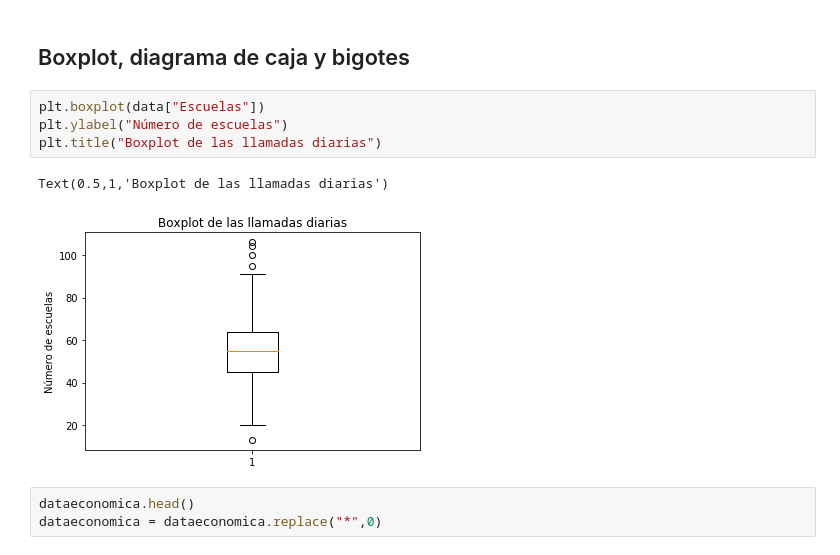
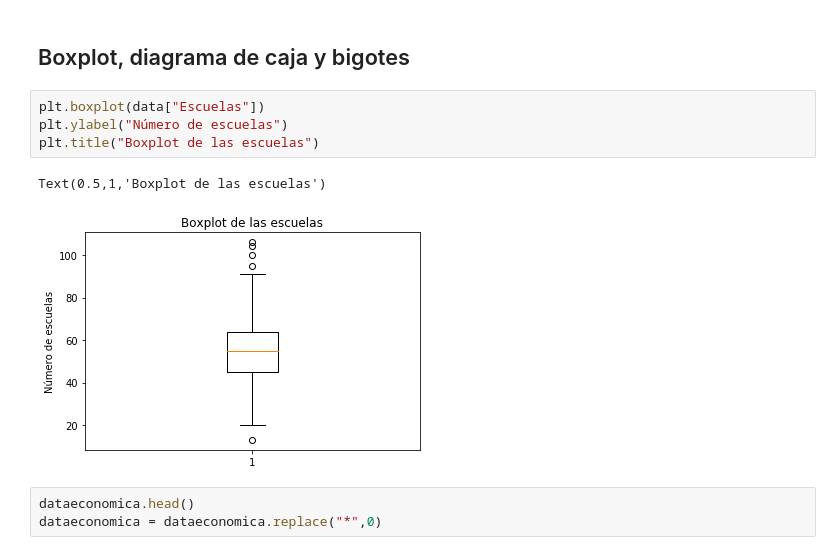
Before and after one commit to PithonAlphas/Ari, a Jupyter notebook: DataAnalysis.ipynb, the cells around one changed output. Cells and saved outputs as stored; diff of their text form.

```diff
--- a/DataAnalysis.ipynb
+++ b/DataAnalysis.ipynb
@@ -68,10 +69,10 @@ Text(0.5,1,'Histograma de escuelas')
 # %%
 plt.boxplot(data["Escuelas"])
 plt.ylabel("Número de escuelas")
-plt.title("Boxplot de las llamadas diarias")
+plt.title("Boxplot de las escuelas")
 # %% [output]
-Text(0.5,1,'Boxplot de las llamadas diarias')
+Text(0.5,1,'Boxplot de las escuelas')
-[figure, old version]
+[figure, new version]
 # %%
 dataeconomica.head()
 dataeconomica = dataeconomica.replace("*",0)
```
Also changed, not shown: parts of 6 cells of this notebook.
